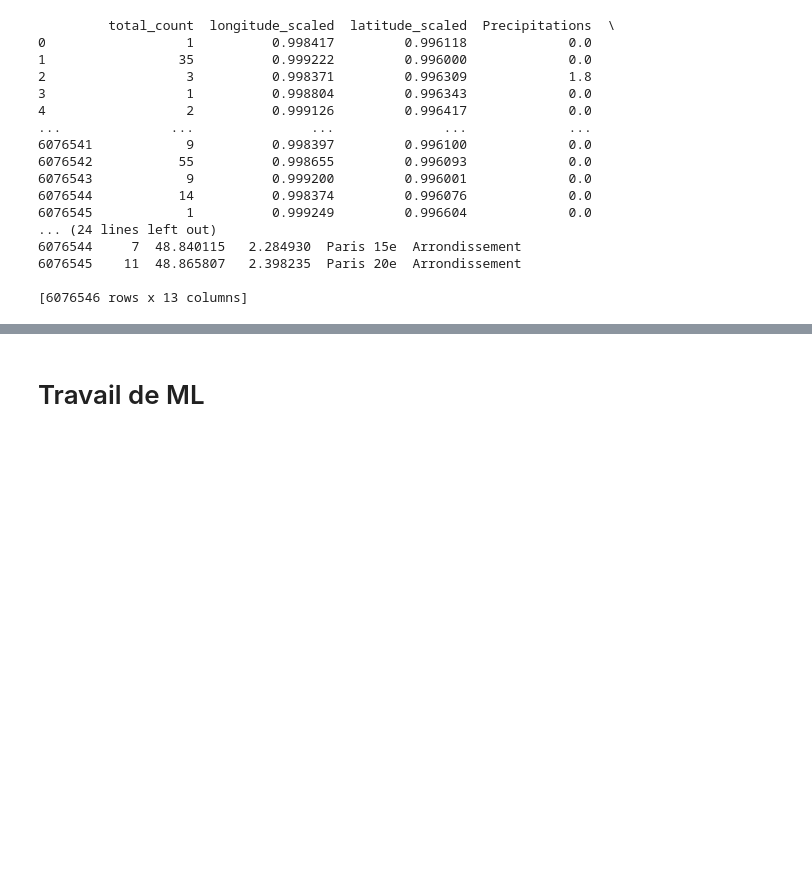
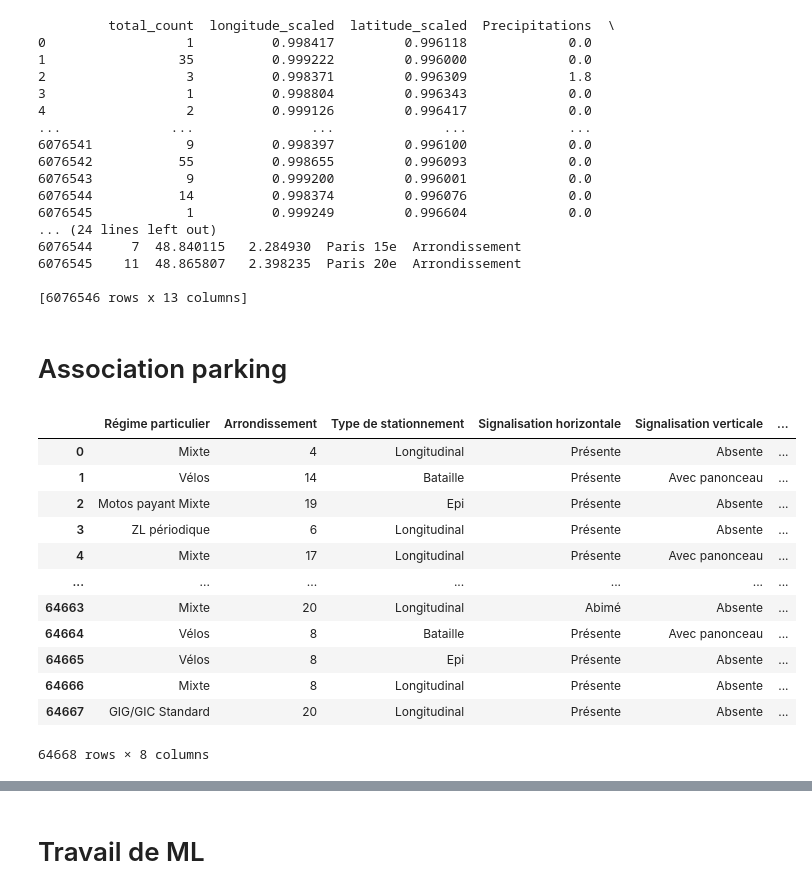
Before and after one commit to MyriamY/dasci_stationnement, a Jupyter notebook: EDA.ipynb, the cells around one changed output, grey strips where cells are left out. Drawn from its saved outputs; the diff is of its cells as text; code cells hidden in the pictures; blank space fills up the shorter version.

Commit message:
Add parking association

```diff
--- a/EDA.ipynb
+++ b/EDA.ipynb
@@ -394,3 +394,5 @@ print(x_train)
 [6076546 rows x 13 columns]
 # %%
 x_train.to_csv("x_train_final_modifie.csv")
+# %% [markdown]
+# Association parking
@@ -396,0 +401,22 @@ x_train.to_csv("x_train_final_modifie.csv")
+# %%
+parkings = pd.read_csv('stationnement-voie-publique-emplacements.csv',sep=";")
+# %%
+parkings[['latitude', 'longitude']] = parkings['geo_point_2d'].str.split(',', expand=True).astype(float)
+# %%
+parkings = parkings[['Régime particulier','Arrondissement','Type de stationnement','Signalisation horizontale','Signalisation verticale','Conformité signalisation','latitude','longitude']]
+# %%
+parkings
+# %% [output]
+|  | Régime particulier | Arrondissement | Type de stationnement | Signalisation horizontale | Signalisation verticale | ... |
+| 0 | Mixte | 4 | Longitudinal | Présente | Absente | ... |
+| 1 | Vélos | 14 | Bataille | Présente | Avec panonceau | ... |
+| 2 | Motos payant Mixte | 19 | Epi | Présente | Absente | ... |
+| 3 | ZL périodique | 6 | Longitudinal | Présente | Absente | ... |
+| 4 | Mixte | 17 | Longitudinal | Présente | Avec panonceau | ... |
+| ... | ... | ... | ... | ... | ... | ... |
+| 64663 | Mixte | 20 | Longitudinal | Abimé | Absente | ... |
+| 64664 | Vélos | 8 | Bataille | Présente | Avec panonceau | ... |
+| 64665 | Vélos | 8 | Epi | Présente | Absente | ... |
+| 64666 | Mixte | 8 | Longitudinal | Présente | Absente | ... |
+| 64667 | GIG/GIC Standard | 20 | Longitudinal | Présente | Absente | ... |
+64668 rows × 8 columns
```
Also changed, not shown: parts of 19 cells of this notebook.
